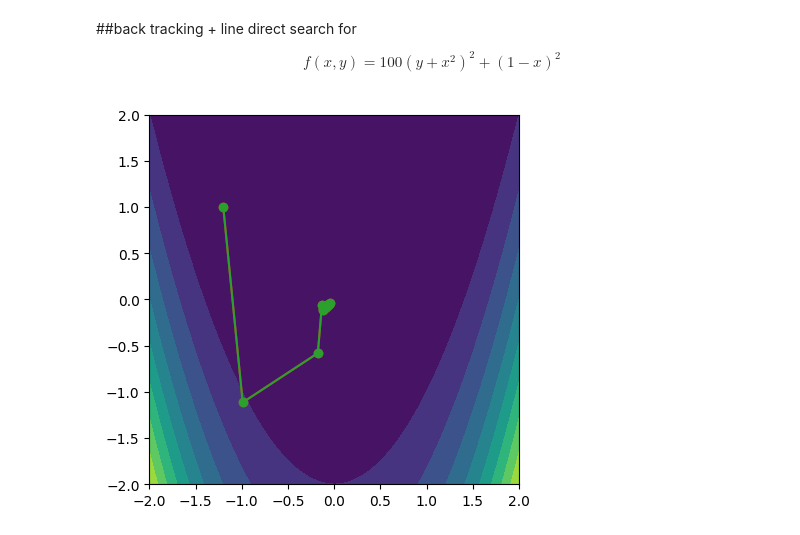
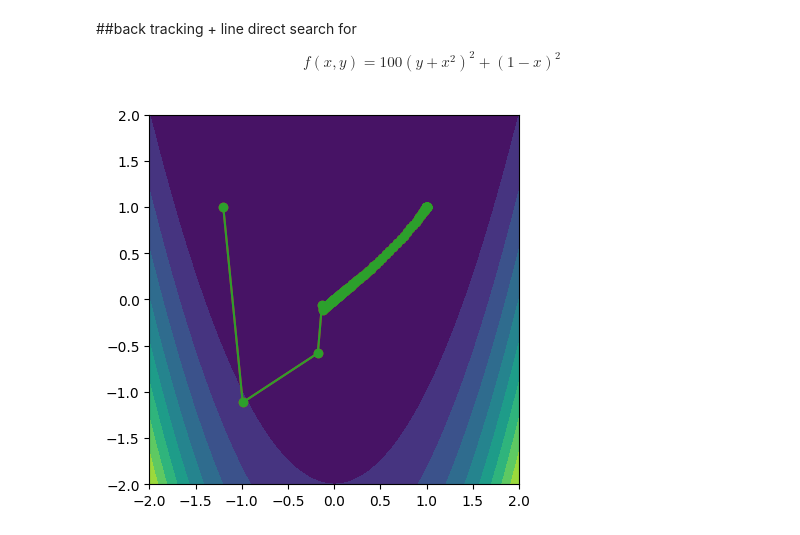
Before and after one commit to MatLock/UdeSa-Applied-Math-and-Optimization, a Jupyter notebook: clase_03/clase_03_gradient_descent.ipynb, the cells around one changed output. Saved outputs shown, nothing was run; the diff lists cells and outputs as text; code cells hidden in the pictures.

```diff
--- a/clase_03/clase_03_gradient_descent.ipynb
+++ b/clase_03/clase_03_gradient_descent.ipynb
@@ -289,35 +289,36 @@ def armijo_linear_search(point, alpha_init, beta = 0.5,c = 0.25):
 def backtracking_linear_search(point, alpha_init, beta= 0.5, c = 0.25):
   tmp = alpha_init
   gradient_value = gradient(point)
+
   while rosenbrock(point - tmp * gradient_value) > rosenbrock(point) - tmp * c * np.linalg.norm(gradient_value)**2:
     tmp = beta * tmp
   return tmp
 
 
-Nsteps = 20
+Nsteps = 200
 step = 1.0 #alpha
 xk = np.zeros(Nsteps+1)
 yk = np.zeros(Nsteps+1)
 fk = np.zeros(Nsteps+1)
 
 xk[0] = -1.2
 yk[0] = 1
 fk[0] = rosenbrock(np.array([-1.2, 1]))
 
 for ii in range(Nsteps):
   step = backtracking_linear_search([xk[ii], yk[ii]], step)
   xk[ii+1] = xk[ii] - step*gradient([xk[ii], yk[ii]])[0]
   yk[ii+1] = xk[ii] - step*gradient([xk[ii], yk[ii]])[1]
   fk[ii+1] = rosenbrock([xk[ii+1], yk[ii+1]])
 
 xx = np.linspace(-2, 2, num=100)
 yy = np.linspace(-2, 2, num=200)
 X, Y = np.meshgrid(xx, yy, indexing='ij')
 contourf(X, Y, rosenbrock([X, Y]), levels=10)
 plot(xk, yk, color='C3', marker='o')
 plot(xk, yk, color='C2', marker='o')
 gca().set_aspect('equal')
 # %% [output]
-[figure, old version]
+[figure, new version]
 # %%
 plot(xk, marker='.')
```
Also changed, not shown: parts of 1 cell of this notebook.
